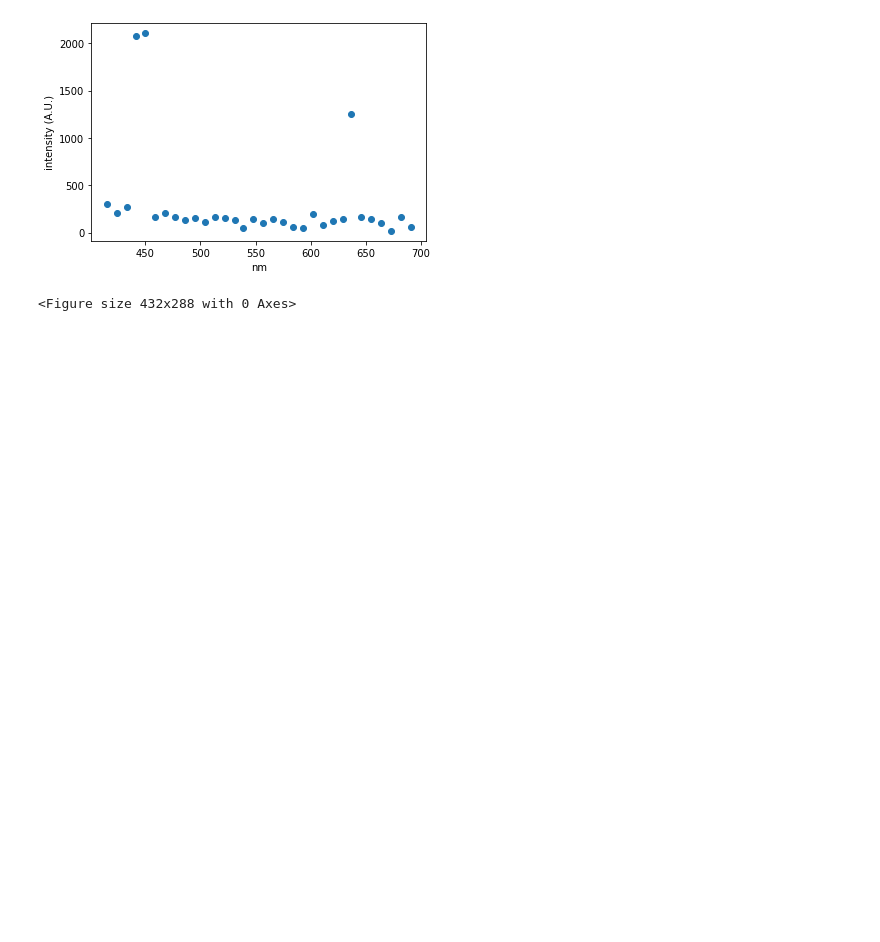
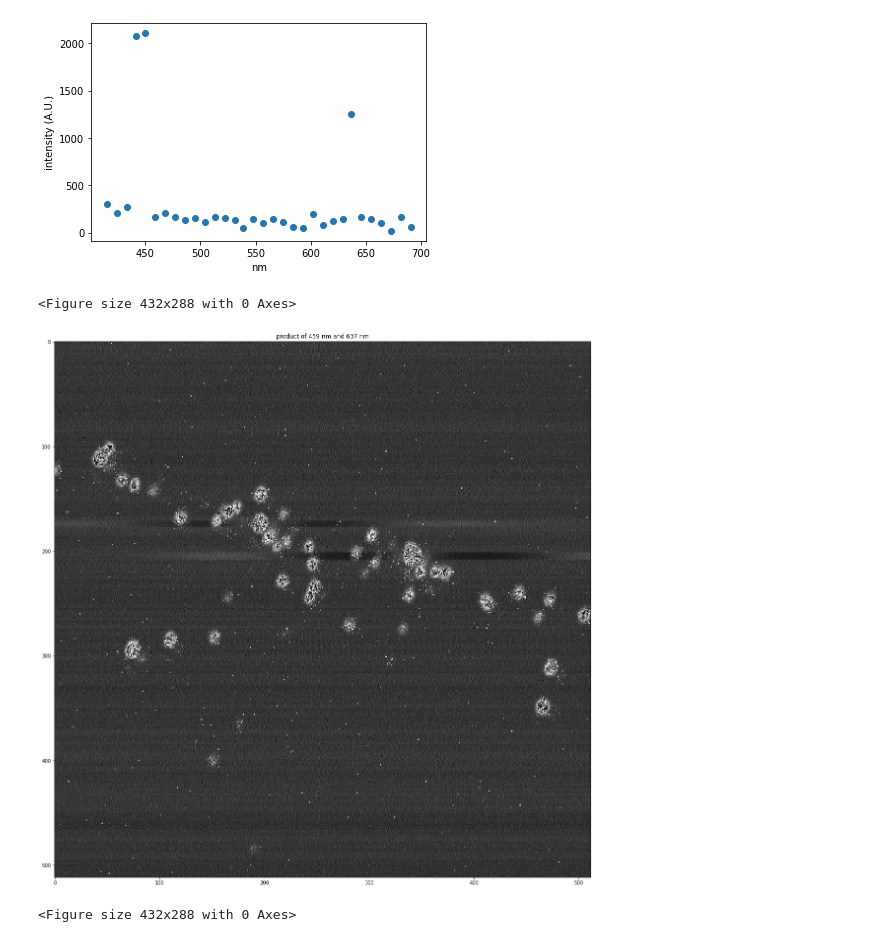
Before and after one commit to nbeaver/czi-lambda-scan-notebook, a Jupyter notebook: Plot_CZI_lambda_scan.ipynb, the cells around one changed output. Drawn from its saved outputs; the diff is of its cells as text; code cells hidden in the pictures; blank space fills up the shorter version.

```diff
--- a/Plot_CZI_lambda_scan.ipynb
+++ b/Plot_CZI_lambda_scan.ipynb
@@ -153,3 +164,14 @@ plot_pixel_lambda(175, 370);
 # %% [output]
 [figure]
 <Figure size 432x288 with 0 Axes>
+# %%
+product_459nm_637nm = at_459nm * at_637nm
+# %%
+figure_product_459nm_637nm = plt.figure(figsize=(20,20))
+imgplot = plt.imshow(product_459nm_637nm, interpolation='none', cmap='gray', aspect='equal')
+plt.title("product of 459 nm and 637 nm")
+plt.show()
+plt.clf()
+# %% [output]
+[figure, added]
+<Figure size 432x288 with 0 Axes>
```
Also changed, not shown: parts of 9 cells of this notebook, 1 other file.
